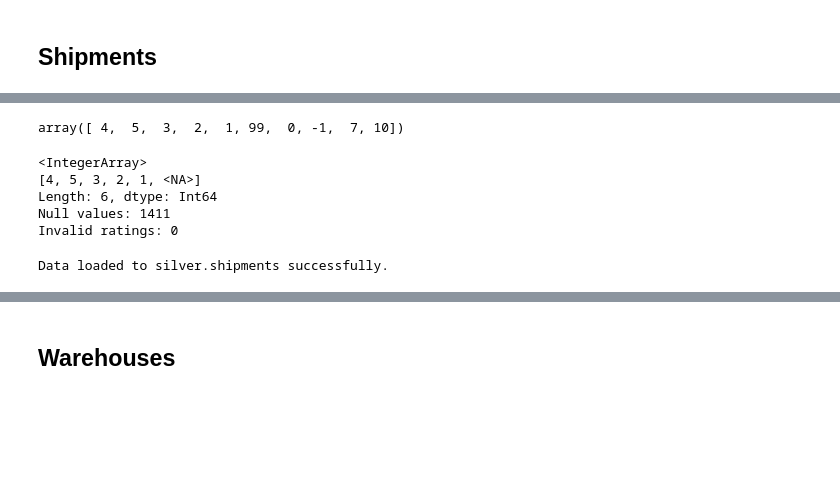
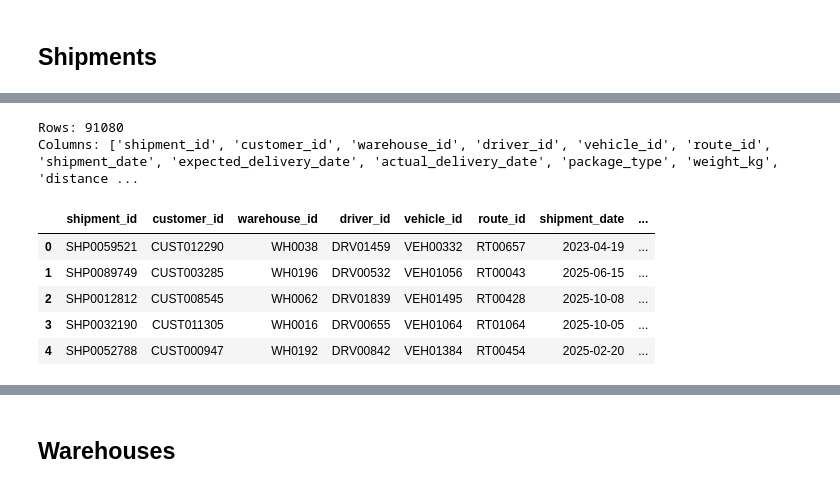
Before and after one commit to shabankhan2098/logistics-project, a Jupyter notebook: silver.ipynb, the cells around one changed output, grey strips where cells are left out. Cells and saved outputs as stored; diff of their text form; code cells hidden in the pictures; blank space fills up the shorter version.

Commit message:
Refactor and improve silver

```diff
--- a/silver.ipynb
+++ b/silver.ipynb
@@ -2398,39 +826,15 @@ Null values: 0
-# %%
-df_shipments['delivery_rating'].unique()
-# %% [output]
-array([ 4,  5,  3,  2,  1, 99,  0, -1,  7, 10])
-# %%
-# Step 1: Convert to numeric
-df_shipments['delivery_rating'] = pd.to_numeric(
-    df_shipments['delivery_rating'],
-    errors='coerce'
-)
-
-# Step 2: Replace values outside the 1–5 range with NaN
-df_shipments.loc[
-    ~df_shipments['delivery_rating'].between(1, 5),
-    'delivery_rating'
-] = pd.NA
-
-# Step 3: Convert to nullable integer
-df_shipments['delivery_rating'] = (
-    df_shipments['delivery_rating'].astype('Int64')
-)
-
-# Step 4: Verify cleaned data
-print(df_shipments['delivery_rating'].unique())
-
-print("Null values:", df_shipments['delivery_rating'].isna().sum())
-
-print("Invalid ratings:",
-      (~df_shipments['delivery_rating'].between(1, 5)).sum())
-# %% [output]
-<IntegerArray>
-[4, 5, 3, 2, 1, <NA>]
-Length: 6, dtype: Int64
-Null values: 1411
-Invalid ratings: 0
-# %%
-load_to_silver(df_shipments, "shipments")
-# %% [output]
-Data loaded to silver.shipments successfully.
+# %%
+df_shipments = get_bronze("shipments")
+
+print("Rows:", len(df_shipments))
+print("Columns:", list(df_shipments.columns))
+df_shipments.head()
+# %% [output]
+Rows: 91080
+Columns: ['shipment_id', 'customer_id', 'warehouse_id', 'driver_id', 'vehicle_id', 'route_id', 'shipment_date', 'expected_delivery_date', 'actual_delivery_date', 'package_type', 'weight_kg', 'distance ...
+|  | shipment_id | customer_id | warehouse_id | driver_id | vehicle_id | route_id | shipment_date | ... |
+| 0 | SHP0059521 | CUST012290 | WH0038 | DRV01459 | VEH00332 | RT00657 | 2023-04-19 | ... |
+| 1 | SHP0089749 | CUST003285 | WH0196 | DRV00532 | VEH01056 | RT00043 | 2025-06-15 | ... |
+| 2 | SHP0012812 | CUST008545 | WH0062 | DRV01839 | VEH01495 | RT00428 | 2025-10-08 | ... |
+| 3 | SHP0032190 | CUST011305 | WH0016 | DRV00655 | VEH01064 | RT01064 | 2025-10-05 | ... |
+| 4 | SHP0052788 | CUST000947 | WH0192 | DRV00842 | VEH01384 | RT00454 | 2025-02-20 | ... |
```
Also changed, not shown: parts of 223 cells of this notebook.
